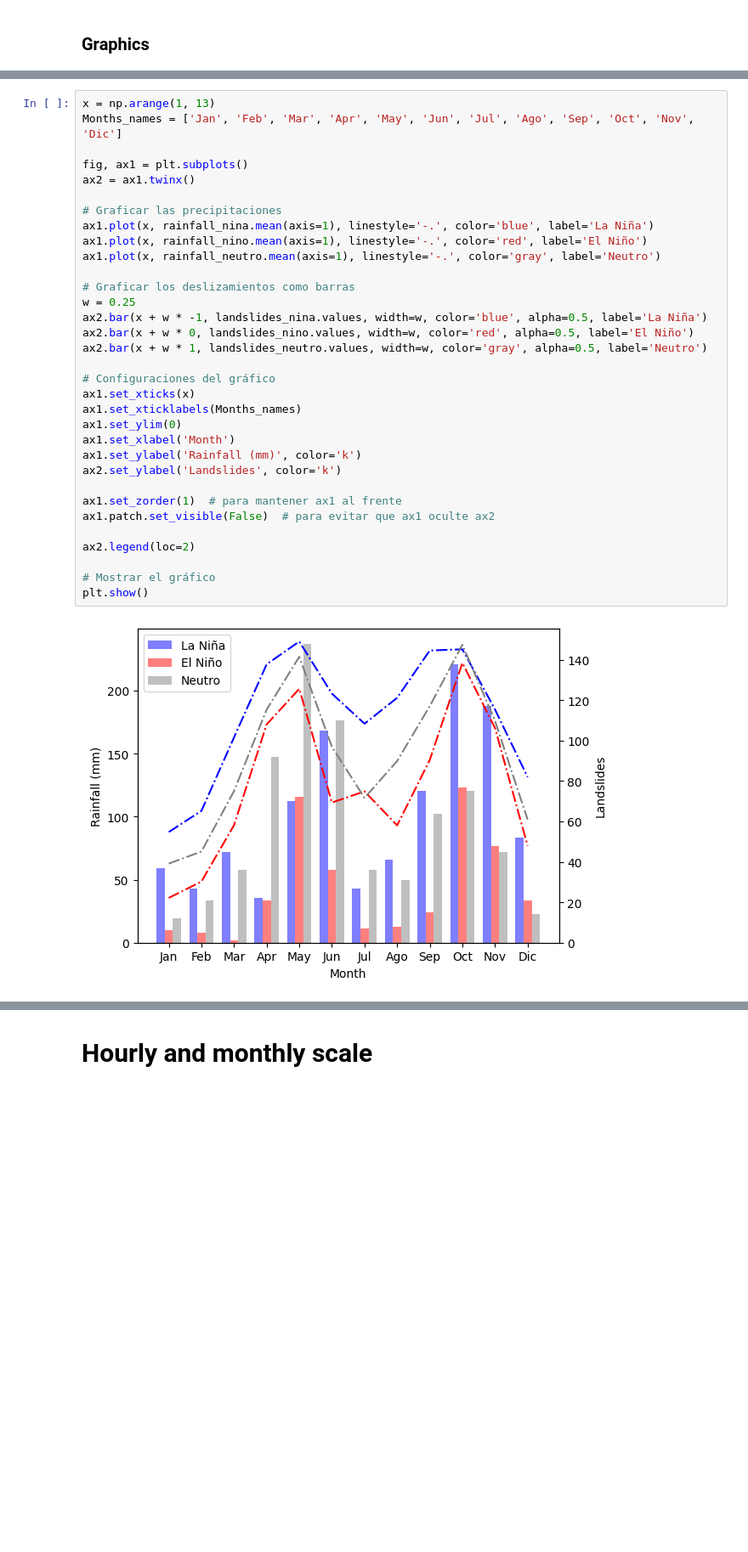
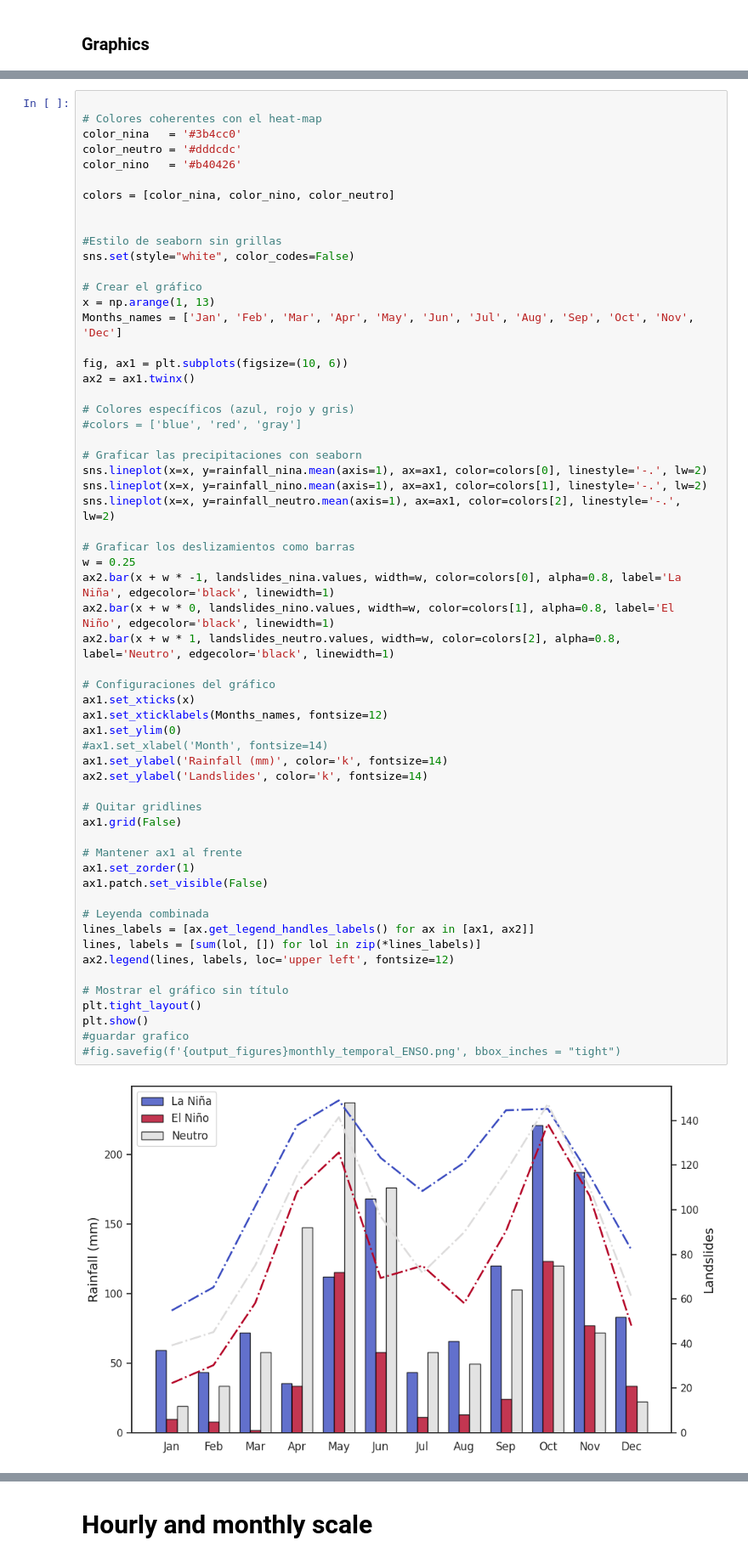
Before and after one commit to edieraristizabal/PAPER_RainfallLandslides_Vdea, a Jupyter notebook: CODE/temporal_analysis/temporal_analysis.ipynb, the cells around one changed output, grey strips where cells are left out. Shown at 85% size. Drawn from its saved outputs; the diff is of its cells as text; blank space fills up the shorter version.

```diff
--- a/CODE/temporal_analysis/temporal_analysis.ipynb
+++ b/CODE/temporal_analysis/temporal_analysis.ipynb
@@ -586,35 +522,61 @@ landslides_neutro = monthly_landslides_df.loc[0]
 # %%
+
+# Colores coherentes con el heat-map
+color_nina   = '#3b4cc0'
+color_neutro = '#dddcdc'
+color_nino   = '#b40426'
+
+colors = [color_nina, color_nino, color_neutro]
+
+
+#Estilo de seaborn sin grillas
+sns.set(style="white", color_codes=False)
+
+# Crear el gráfico
 x = np.arange(1, 13)
-Months_names = ['Jan', 'Feb', 'Mar', 'Apr', 'May', 'Jun', 'Jul', 'Ago', 'Sep', 'Oct', 'Nov', 'Dic']
+Months_names = ['Jan', 'Feb', 'Mar', 'Apr', 'May', 'Jun', 'Jul', 'Aug', 'Sep', 'Oct', 'Nov', 'Dec']
 
-fig, ax1 = plt.subplots()
+fig, ax1 = plt.subplots(figsize=(10, 6))
 ax2 = ax1.twinx()
 
-# Graficar las precipitaciones
-ax1.plot(x, rainfall_nina.mean(axis=1), linestyle='-.', color='blue', label='La Niña')
-ax1.plot(x, rainfall_nino.mean(axis=1), linestyle='-.', color='red', label='El Niño')
-ax1.plot(x, rainfall_neutro.mean(axis=1), linestyle='-.', color='gray', label='Neutro')
+# Colores específicos (azul, rojo y gris)
+#colors = ['blue', 'red', 'gray']
+
+# Graficar las precipitaciones con seaborn
+sns.lineplot(x=x, y=rainfall_nina.mean(axis=1), ax=ax1, color=colors[0], linestyle='-.', lw=2)
+sns.lineplot(x=x, y=rainfall_nino.mean(axis=1), ax=ax1, color=colors[1], linestyle='-.', lw=2)
+sns.lineplot(x=x, y=rainfall_neutro.mean(axis=1), ax=ax1, color=colors[2], linestyle='-.', lw=2)
 
 # Graficar los deslizamientos como barras
 w = 0.25
-ax2.bar(x + w * -1, landslides_nina.values, width=w, color='blue', alpha=0.5, label='La Niña')
-ax2.bar(x + w * 0, landslides_nino.values, width=w, color='red', alpha=0.5, label='El Niño')
-ax2.bar(x + w * 1, landslides_neutro.values, width=w, color='gray', alpha=0.5, label='Neutro')
+ax2.bar(x + w * -1, landslides_nina.values, width=w, color=colors[0], alpha=0.8, label='La Niña', edgecolor='black', linewidth=1)
+ax2.bar(x + w * 0, landslides_nino.values, width=w, color=colors[1], alpha=0.8, label='El Niño', edgecolor='black', linewidth=1)
+ax2.bar(x + w * 1, landslides_neutro.values, width=w, color=colors[2], alpha=0.8, label='Neutro', edgecolor='black', linewidth=1)
 
 # Configuraciones del gráfico
 ax1.set_xticks(x)
-ax1.set_xticklabels(Months_names)
+ax1.set_xticklabels(Months_names, fontsize=12)
 ax1.set_ylim(0)
-ax1.set_xlabel('Month')
-ax1.set_ylabel('Rainfall (mm)', color='k')
-ax2.set_ylabel('Landslides', color='k')
+#ax1.set_xlabel('Month', fontsize=14)
+ax1.set_ylabel('Rainfall (mm)', color='k', fontsize=14)
+ax2.set_ylabel('Landslides', color='k', fontsize=14)
 
-ax1.set_zorder(1)  # para mantener ax1 al frente
-ax1.patch.set_visible(False)  # para evitar que ax1 oculte ax2
+# Quitar gridlines
+ax1.grid(False)
 
-ax2.legend(loc=2)
+# Mantener ax1 al frente
+ax1.set_zorder(1)
+ax1.patch.set_visible(False)
 
-# Mostrar el gráfico
+# Leyenda combinada
+lines_labels = [ax.get_legend_handles_labels() for ax in [ax1, ax2]]
+lines, labels = [sum(lol, []) for lol in zip(*lines_labels)]
+ax2.legend(lines, labels, loc='upper left', fontsize=12)
+
+# Mostrar el gráfico sin título
+plt.tight_layout()
 plt.show()
+#guardar grafico
+#fig.savefig(f'{output_figures}monthly_temporal_ENSO.png', bbox_inches = "tight")
 # %% [output]
-[figure, old version]
+[figure, new version]
```
Also changed, not shown: parts of 14 cells of this notebook.
